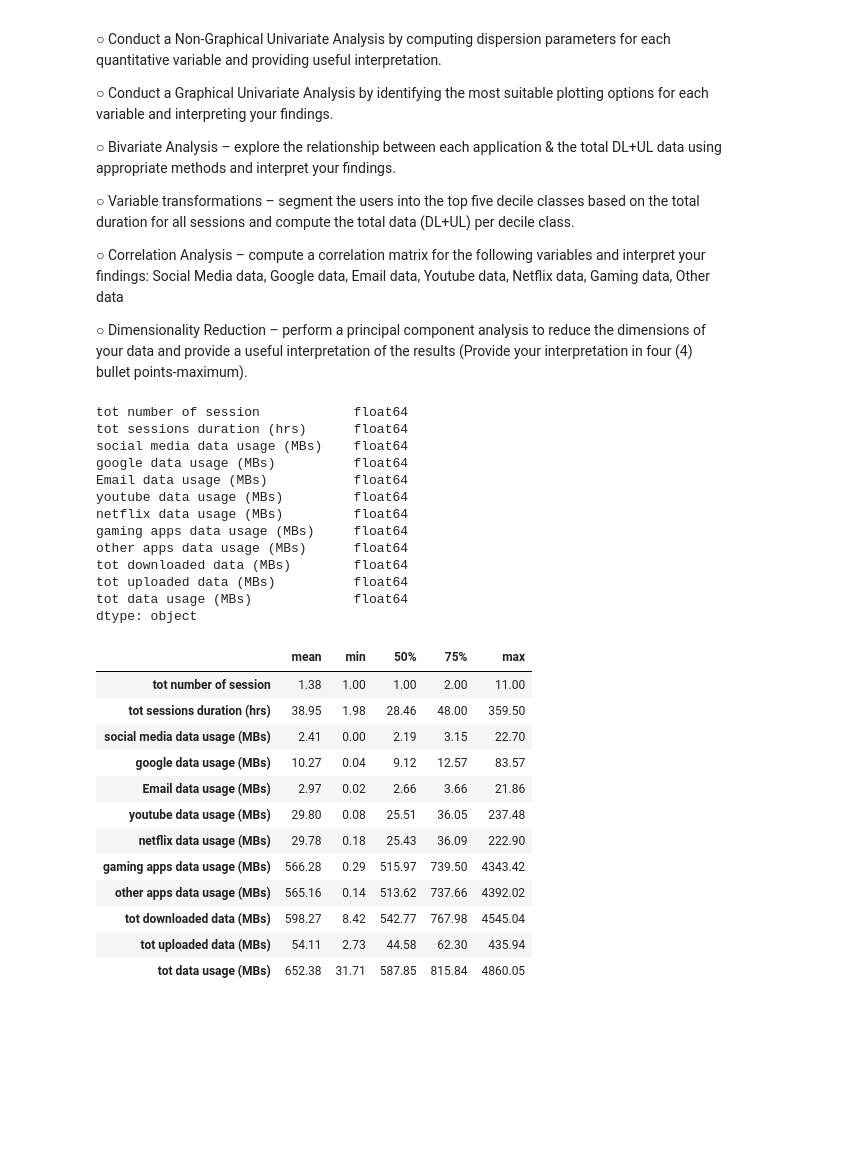
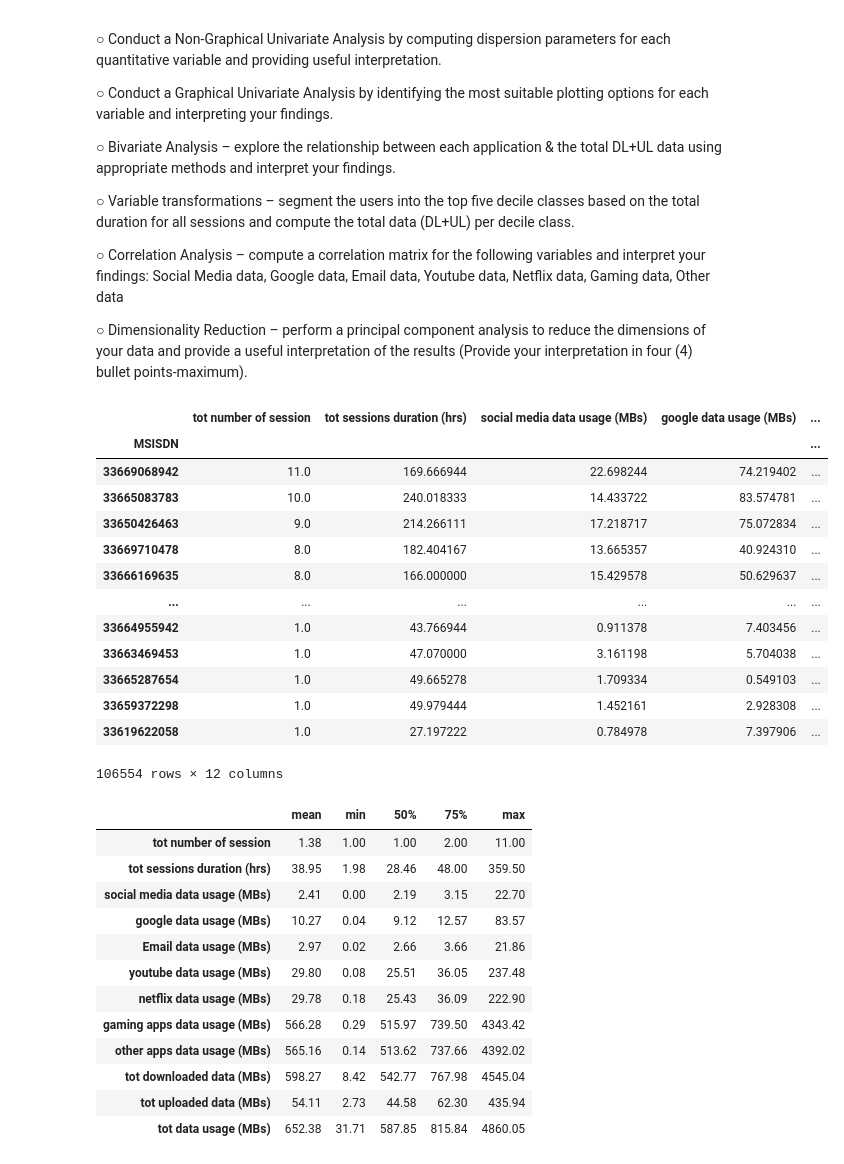
Before and after one commit to JimohAR/it_core_project1, a Jupyter notebook: src/notebooks/task1_exp.ipynb, the cells around one changed output. Cells and saved outputs as stored; diff of their text form; code cells hidden in the pictures; blank space fills up the shorter version.

```diff
--- a/src/notebooks/task1_exp.ipynb
+++ b/src/notebooks/task1_exp.ipynb
@@ -193,21 +194,22 @@ aggregates.describe().style
 
 ○	Dimensionality Reduction – perform a principal component analysis to reduce the dimensions of your data and provide a useful interpretation of the results (Provide your interpretation in four (4) bullet points-maximum).
 # %%
-aggregates.dtypes
+aggregates#.dtypes
 # %% [output]
+|  | tot number of session | tot sessions duration (hrs) | social media data usage (MBs) | google data usage (MBs) | ... |
+| MSISDN |  |  |  |  | ... |
+| 33669068942 | 11.0 | 169.666944 | 22.698244 | 74.219402 | ... |
+| 33665083783 | 10.0 | 240.018333 | 14.433722 | 83.574781 | ... |
+| 33650426463 | 9.0 | 214.266111 | 17.218717 | 75.072834 | ... |
+| 33669710478 | 8.0 | 182.404167 | 13.665357 | 40.924310 | ... |
+| 33666169635 | 8.0 | 166.000000 | 15.429578 | 50.629637 | ... |
+| ... | ... | ... | ... | ... | ... |
+| 33664955942 | 1.0 | 43.766944 | 0.911378 | 7.403456 | ... |
+| 33663469453 | 1.0 | 47.070000 | 3.161198 | 5.704038 | ... |
+| 33665287654 | 1.0 | 49.665278 | 1.709334 | 0.549103 | ... |
+| 33659372298 | 1.0 | 49.979444 | 1.452161 | 2.928308 | ... |
+| 33619622058 | 1.0 | 27.197222 | 0.784978 | 7.397906 | ... |
-tot number of session            float64
-tot sessions duration (hrs)      float64
-social media data usage (MBs)    float64
-google data usage (MBs)          float64
-Email data usage (MBs)           float64
-youtube data usage (MBs)         float64
-netflix data usage (MBs)         float64
-gaming apps data usage (MBs)     float64
-other apps data usage (MBs)      float64
-tot downloaded data (MBs)        float64
-tot uploaded data (MBs)          float64
-tot data usage (MBs)             float64
-dtype: object
+106554 rows × 12 columns
 # %%
 ss = aggregates.describe().loc[["mean", "min", "50%", "75%", "max"]].T
 # %%
```
Also changed, not shown: parts of 20 cells of this notebook, 6 other files.
